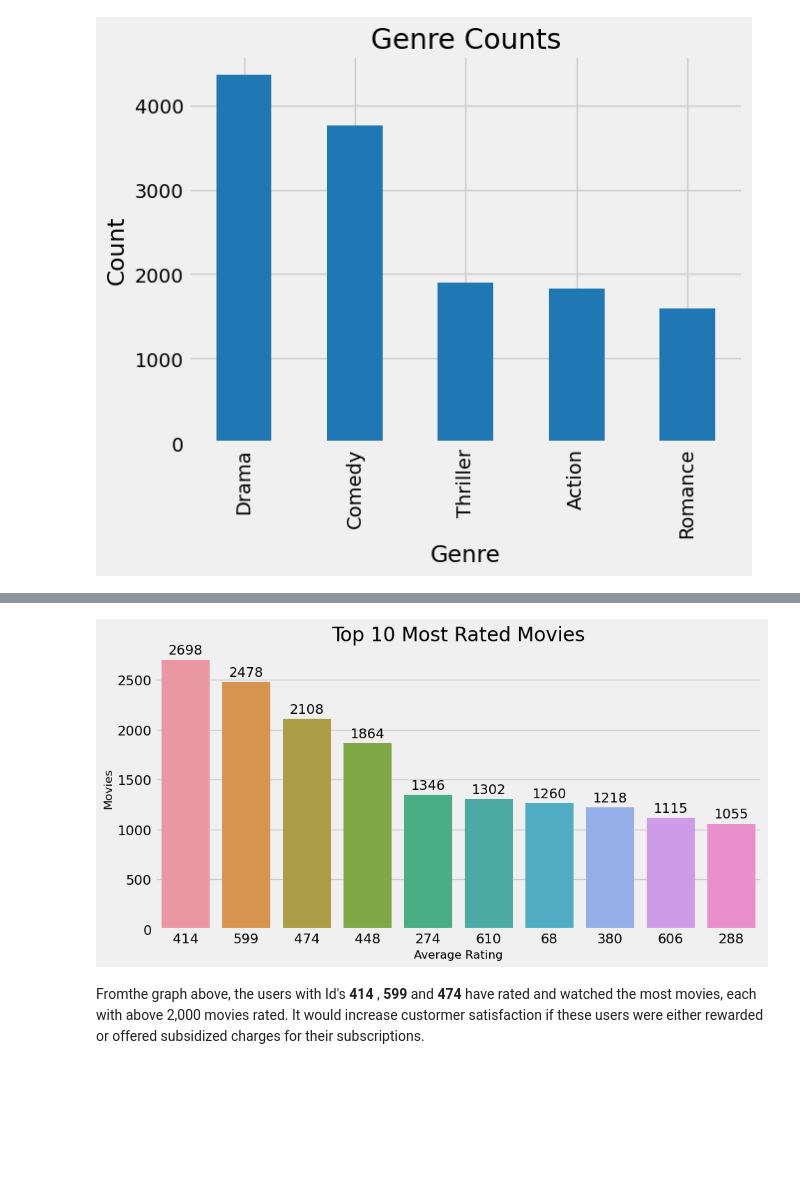
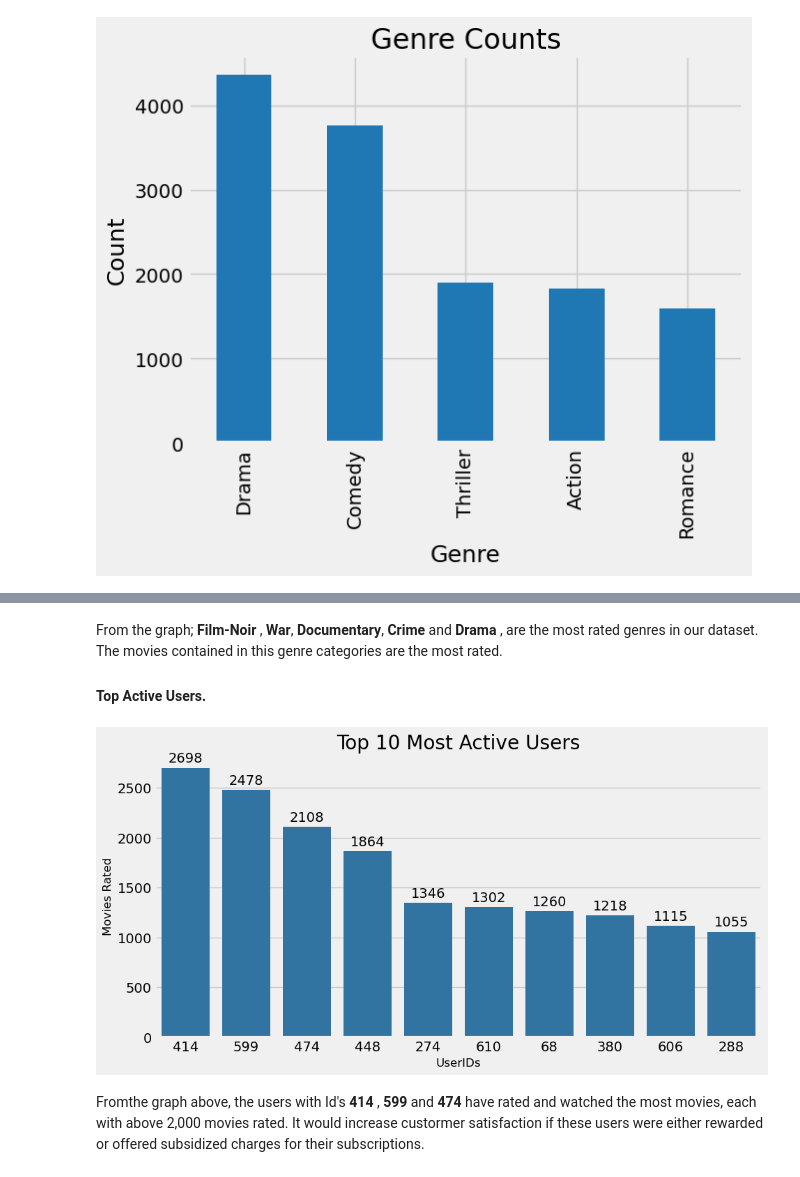
Before and after one commit to sha-ddie/Phase-4-Project, a Jupyter notebook: student.ipynb, the cells around one changed output, grey strips where cells are left out. Saved outputs shown, nothing was run; the diff lists cells and outputs as text; code cells hidden in the pictures; blank space fills up the shorter version.

```diff
--- a/student.ipynb
+++ b/student.ipynb
@@ -367,19 +391,25 @@ From the graph; **Darama** , **Comdey**, **Thriller**, **Action** and **Romance*
+# %% [markdown]
+From the graph; **Film-Noir** , **War**, **Documentary**, **Crime** and **Drama** , are the most rated genres in our dataset.
+The movies contained in this genre categories are the most rated.
+
+
+#### Top Active Users.
 # %%
 # first grouping the dataframe by 'userId'
 users=movies.groupby('userId')[['movieId']].count().sort_values('movieId', ascending=False)
 # then seleting only the top 10 users
 users=users[:10]
 
 
 # the ploting the top 10 users
 fig, ax=plt.subplots(figsize=(10,5))
-sns.barplot(data=users ,y='movieId',x=[str(x) for x in users.index] , ax=ax)
-ax.set_ylabel("Movies", fontsize=12)
-ax.set_xlabel("Average Rating" ,fontsize=12)
-ax.set_title("Top 10 Most Rated Movies")
+sns.barplot(data=users ,y='movieId',x=[str(x) for x in users.index] , ax=ax, color='tab:blue')
+ax.set_ylabel("Movies Rated", fontsize=12)
+ax.set_xlabel("UserIDs" ,fontsize=12)
+ax.set_title("Top 10 Most Active Users")
 ax.bar_label(ax.containers[0] ,padding=3);
 # %% [output]
-[figure, old version]
+[figure, new version]
 # %% [markdown]
 Fromthe graph above, the users with Id's **414** , **599** and **474** have rated and watched the most movies, each with above 2,000 movies rated. It would increase custormer satisfaction if these users were either rewarded or offered subsidized charges for their subscriptions.
 # %% [markdown]
```
Also changed, not shown: parts of 28 cells of this notebook.
